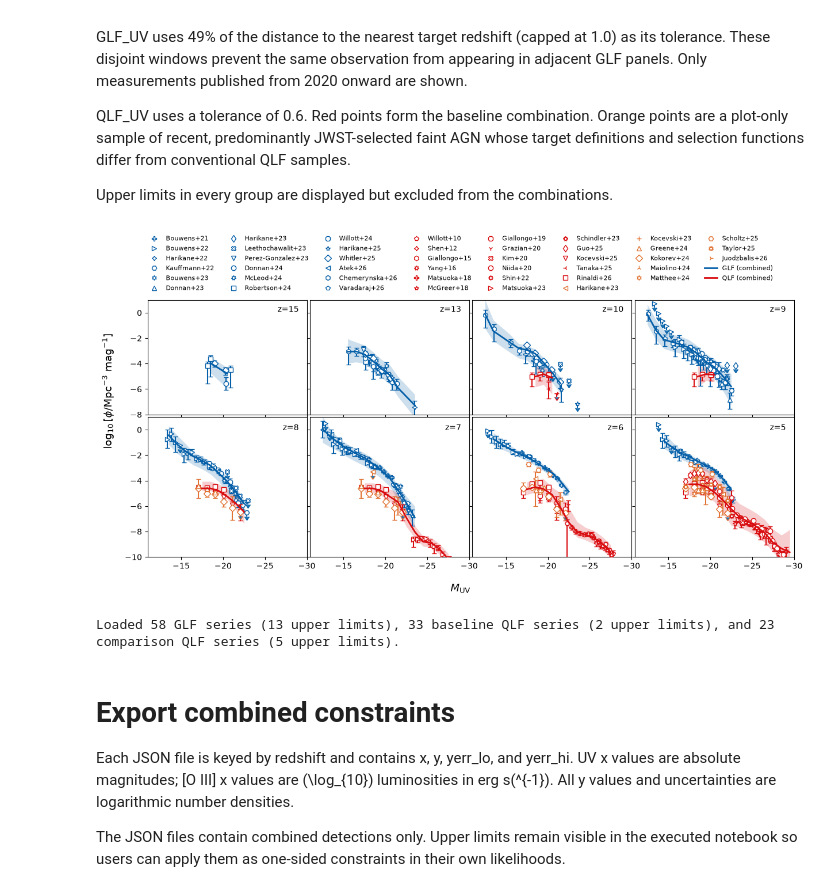
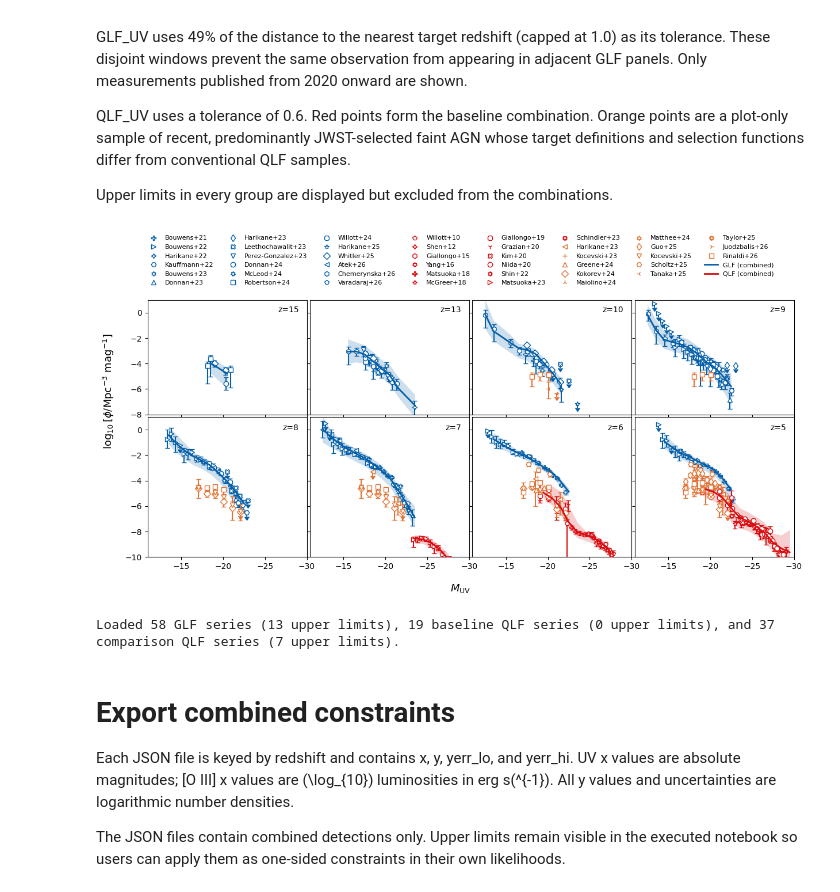
Before and after one commit to qyx268/astrodatapy, a Jupyter notebook: astrodatapy/utils/combine.ipynb, the cells around one changed output. Saved outputs shown, nothing was run; the diff lists cells and outputs as text; code cells hidden in the pictures.

```diff
--- a/astrodatapy/utils/combine.ipynb
+++ b/astrodatapy/utils/combine.ipynb
@@ -433,10 +433,15 @@ UV_YLIMS = [(-8, 1)] * 4 + [(-10, 1)] * 4
 UV_BINS = np.arange(-31, -11 + 1e-6, 1.0)
 
 QLF_EXCLUDED = {"Dijkstra2006", "McGreer2013", "Wang2019"}
+# Faint JWST AGN candidates and Little Red Dots: total (host + AGN) UV magnitudes, often without
+# spectroscopic confirmation or completeness correction. Drawn in orange and kept out of the
+# combined QLF; every other QLF_UV dataset is a baseline quasar/AGN measurement. Add each new
+# dataset of this kind here, or it joins the baseline.
 QLF_COMPARISON = {
     "Harikane2023", "Kocevski2023", "Greene2024", "Matthee2024",
     "Maiolino2024", "Kokorev2024", "Scholtz2025", "Taylor2025",
-    "Juodzbalis2026",
+    "Juodzbalis2026", "Guo2025", "Kocevski2025", "Tanaka2025",
+    "Rinaldi2026",
 }
 
 glf_uv_series = load_lf_series(
@@ -475,35 +480,35 @@ plot_lf_grid(
         (qlf_uv_baseline, qlf_uv_markers, QLF_COLOR, 3),
         (qlf_uv_comparison, qlf_uv_markers, QLF_COMPARISON_COLOR, 3),
     ],
     combined_groups=[
         (combined_glf_uv, GLF_COLOR, "GLF (combined)", 0.2),
         (combined_qlf_uv, QLF_COLOR, "QLF (combined)", 0.2),
     ],
     shape=(2, 4), figsize=(14.5, 7.2),
     xlim=UV_XLIM, ylims=UV_YLIMS,
     xlabel=r"$M_{\rm UV}$",
     ylabel=r"$\log_{10}[\phi/{\rm Mpc^{-3}\ mag^{-1}}]$",
     legend_axis=0,
     legend_kwargs={
         "loc": "upper center", "ncol": 8, "fontsize": 8,
         "bbox_to_anchor": (0.5, 0.89), "frameon": False,
     },
     gridspec_kw={"height_ratios": [9, 11]},
     figure_legend=True,
     adjust={"top": 0.72, "bottom": 0.10, "hspace": 0.02, "wspace": 0.02},
 )
 
 print(
     f"Loaded {len(glf_uv_series)} GLF series "
     f"({sum(s.is_upper_limit for s in glf_uv_series)} upper limits), "
     f"{len(qlf_uv_baseline)} baseline QLF series "
     f"({sum(s.is_upper_limit for s in qlf_uv_baseline)} upper limits), and "
     f"{len(qlf_uv_comparison)} comparison QLF series "
     f"({sum(s.is_upper_limit for s in qlf_uv_comparison)} upper limits)."
 )
 # %% [output]
-[figure, old version]
+[figure, new version]
-Loaded 58 GLF series (13 upper limits), 33 baseline QLF series (2 upper limits), and 23 comparison QLF series (5 upper limits).
+Loaded 58 GLF series (13 upper limits), 19 baseline QLF series (0 upper limits), and 37 comparison QLF series (7 upper limits).
 # %% [markdown]
 # Export combined constraints
 
```
Also changed, not shown: 1 other file.
